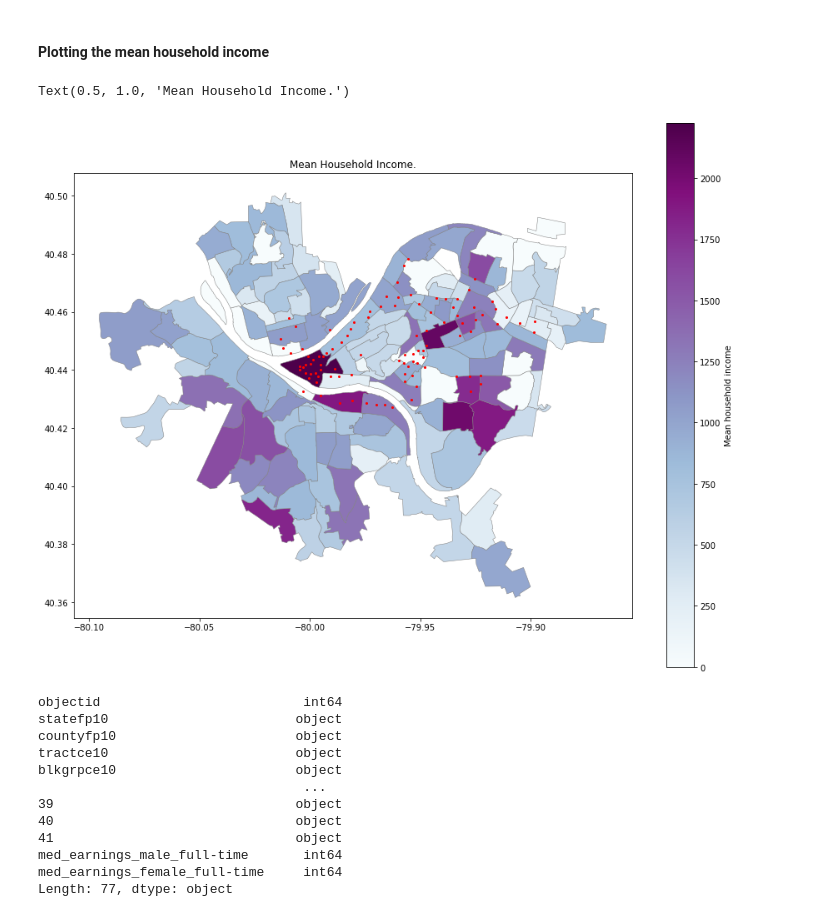
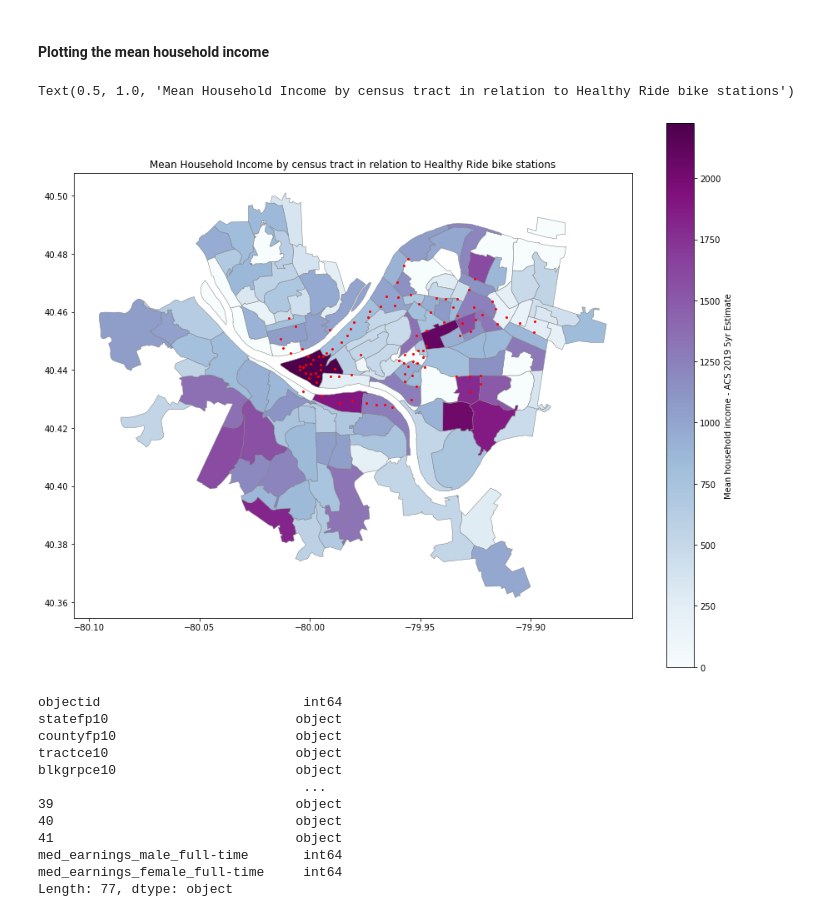
Before and after one commit to katelyn98/HealthyRide-Mapping, a Jupyter notebook: Notebooks/Analyses4Paper.ipynb, the cells around one changed output. Cells and saved outputs as stored; diff of their text form; code cells hidden in the pictures.

```diff
--- a/Notebooks/Analyses4Paper.ipynb
+++ b/Notebooks/Analyses4Paper.ipynb
@@ -79,6 +79,8 @@ Here we make an inference that those who drove alone to work own or lease their
 merged_df['perc_alone'] = merged_df['own_alone'] / merged_df['Workers_16yrs+']
 merged_df['perc_public'] = merged_df['public_transit'] / merged_df['Workers_16yrs+']
 merged_df['perc_combo'] = (merged_df['public_transit'] + merged_df['walked'] + merged_df['other']) / merged_df['Workers_16yrs+']
+merged_df['perc_walk'] = merged_df['walked'] / merged_df['Workers_16yrs+']
+merged_df['perc_other'] = merged_df['other'] / merged_df['Workers_16yrs+']
 
 for row, col in merged_df.iterrows():
     if pd.isna(merged_df.loc[row]['perc_alone']):
@@ -87,6 +89,10 @@ for row, col in merged_df.iterrows():
         merged_df.at[row,'perc_public'] = 0
     if pd.isna(merged_df.loc[row]['perc_combo']):
         merged_df.at[row,'perc_combo'] = 0
+    if pd.isna(merged_df.loc[row]['perc_walk']):
+        merged_df.at[row,'perc_walk'] = 0
+    if pd.isna(merged_df.loc[row]['perc_other']):
+        merged_df.at[row,'perc_other'] = 0
     if pd.isna(merged_df.loc[row]['mean_travel_time_to_work']):
         merged_df.at[row,'mean_travel_time_to_work'] = 0
 # %%
@@ -170,14 +200,14 @@ merged_in_df.head(1)
 #### Plotting the mean household income
 # %%
 ax_in = merged_in_df.plot(column="mean_hh_income", cmap='BuPu', figsize = (15, 12), edgecolor = "grey",
-                          linewidth = 0.5, legend=True, legend_kwds={'label': "Mean household income",
+                          linewidth = 0.5, legend=True, legend_kwds={'label': "Mean household income - ACS 2019 5yr Estimate",
                                                                      'orientation': "vertical"})
 #add the bike station locations
 hr_gdf.plot(ax=ax_in, color="Red", markersize=4)
-plt.title("Mean Household Income.")
+plt.title("Mean Household Income by census tract in relation to Healthy Ride bike stations")
 # %% [output]
-Text(0.5, 1.0, 'Mean Household Income.')
+Text(0.5, 1.0, 'Mean Household Income by census tract in relation to Healthy Ride bike stations')
-[figure, old version]
+[figure, new version]
 # %%
 merged_in_df.dtypes
 # %% [output]
```
Also changed, not shown: parts of 8 cells of this notebook, 14 other files.
